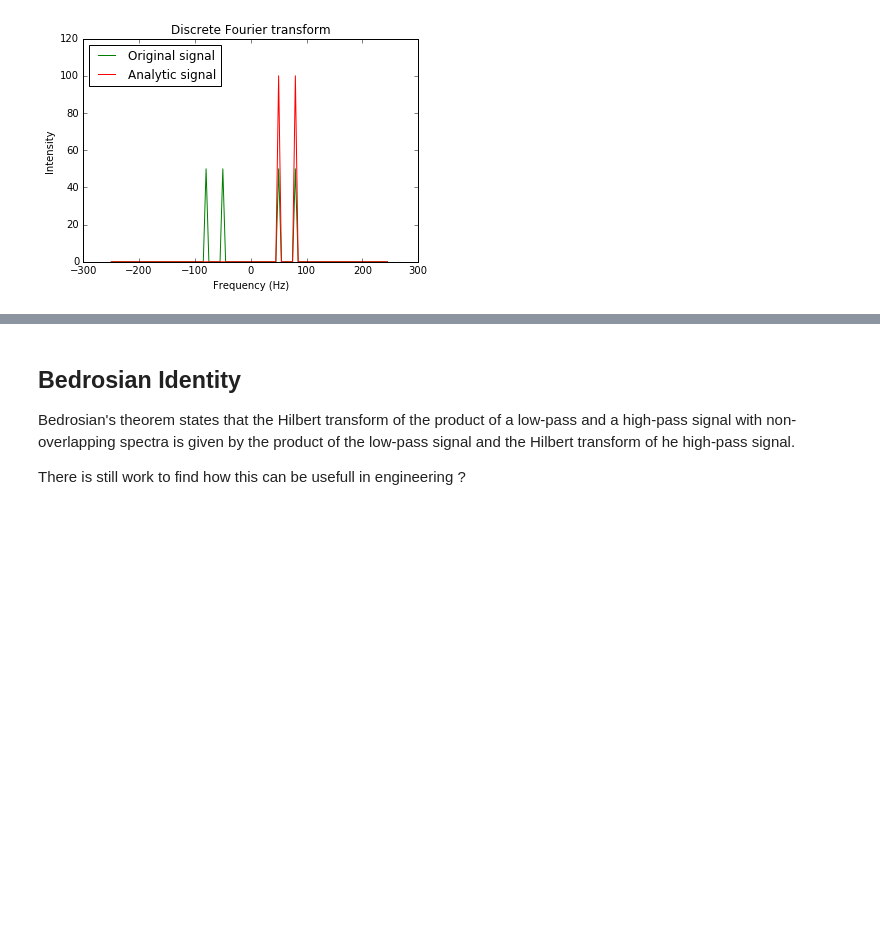
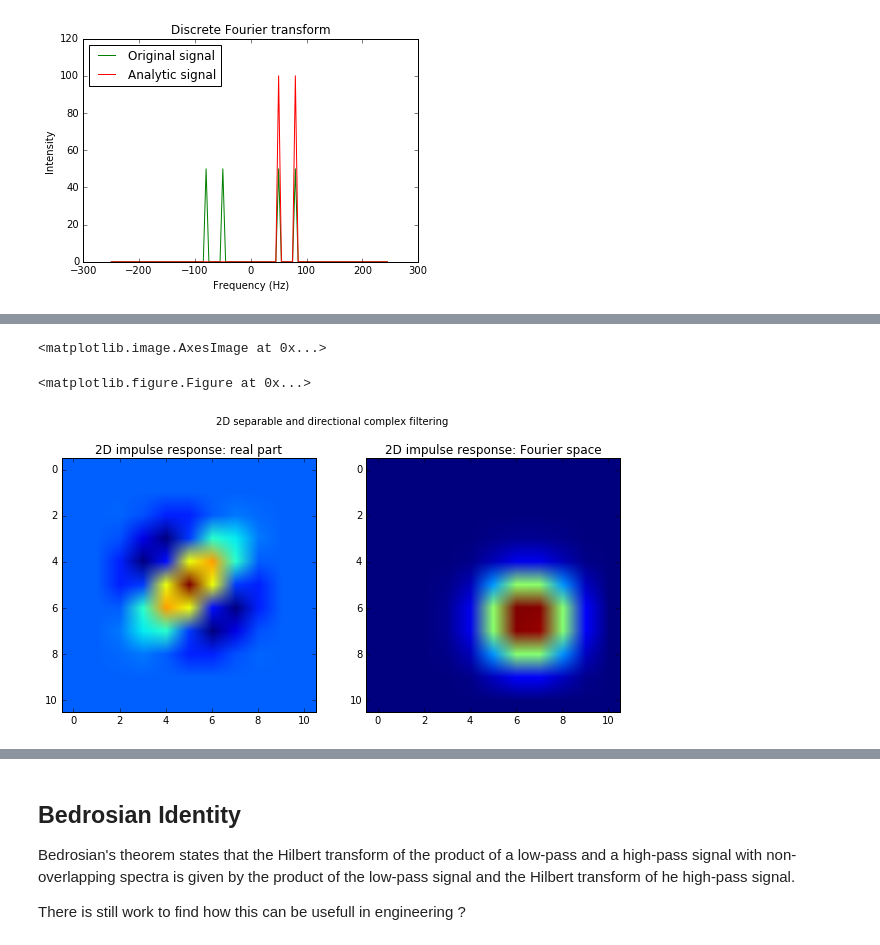
Before and after one commit to pierrepaleo/SignalProcessing-Python, a Jupyter notebook: HilbertTransform.ipynb, the cells around one changed output, grey strips where cells are left out. Cells and saved outputs as stored; diff of their text form; code cells hidden in the pictures; blank space fills up the shorter version.

```diff
--- a/HilbertTransform.ipynb
+++ b/HilbertTransform.ipynb
@@ -453,0 +526,29 @@ plt.imshow(K2)
+# %%
+#Now, let see what happen when performing 2D separable convolution with these filters
+fig = plt.figure(0,figsize=(10,10))
+
+#2D impulse response : first step of separable convolution
+twoDImpulseV = np.complex64( scim.convolve1d(dirac, vFilter.real, axis=0, mode='wrap'))
+twoDImpulseV.imag = scim.convolve1d(dirac, vFilter.imag, axis=0, mode='wrap')
+#2D impulse response : second step of separable convolution
+twoDImpulseH = np.complex64( scim.convolve1d(twoDImpulseV.real, hFilter.real, axis=1, mode='wrap') )
+twoDImpulseH.real -= scim.convolve1d(twoDImpulseV.imag, hFilter.imag, axis=1, mode='wrap')
+twoDImpulseH.imag = scim.convolve1d(twoDImpulseV.real, hFilter.imag, axis=1, mode='wrap')
+twoDImpulseH.imag += scim.convolve1d(twoDImpulseV.imag, hFilter.real, axis=1, mode='wrap')
+twoDImpulse=twoDImpulseH
+
+#plot things
+fig = plt.figure(figsize=(10,5))
+fig.suptitle("2D separable and directional complex filtering")
+
+ax = plt.subplot("121")
+ax.set_title("2D impulse response: real part")
+ax.imshow(twoDImpulse.real)
+
+ax = plt.subplot("122")
+ax.set_title("2D impulse response: Fourier space")
+ax.imshow(np.fft.fftshift(np.abs(np.fft.fft2(twoDImpulse))))
+# %% [output]
+<matplotlib.image.AxesImage at 0x...>
+<matplotlib.figure.Figure at 0x...>
+[figure, added]
```
Also changed, not shown: parts of 10 cells of this notebook.
